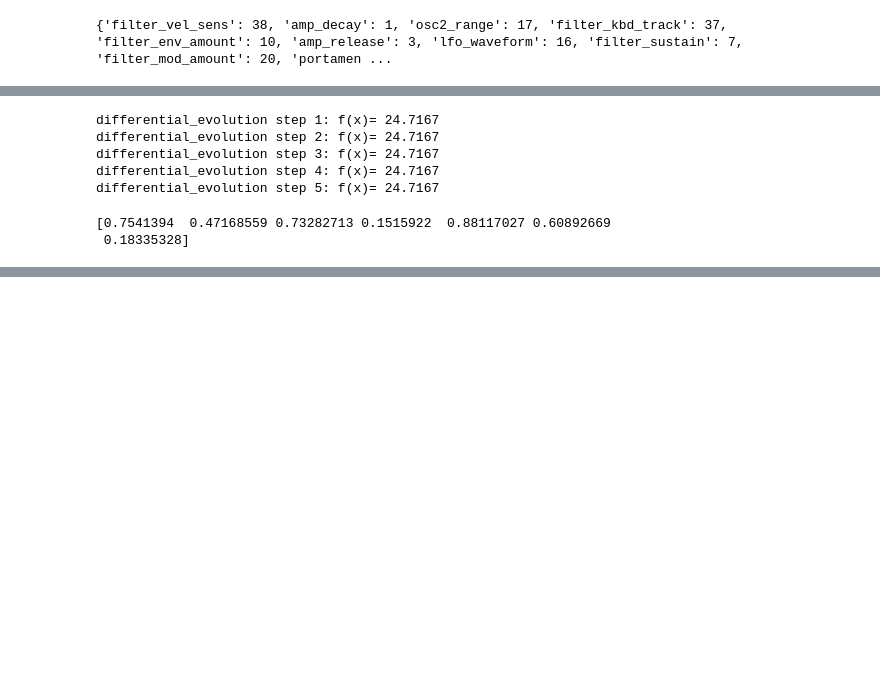
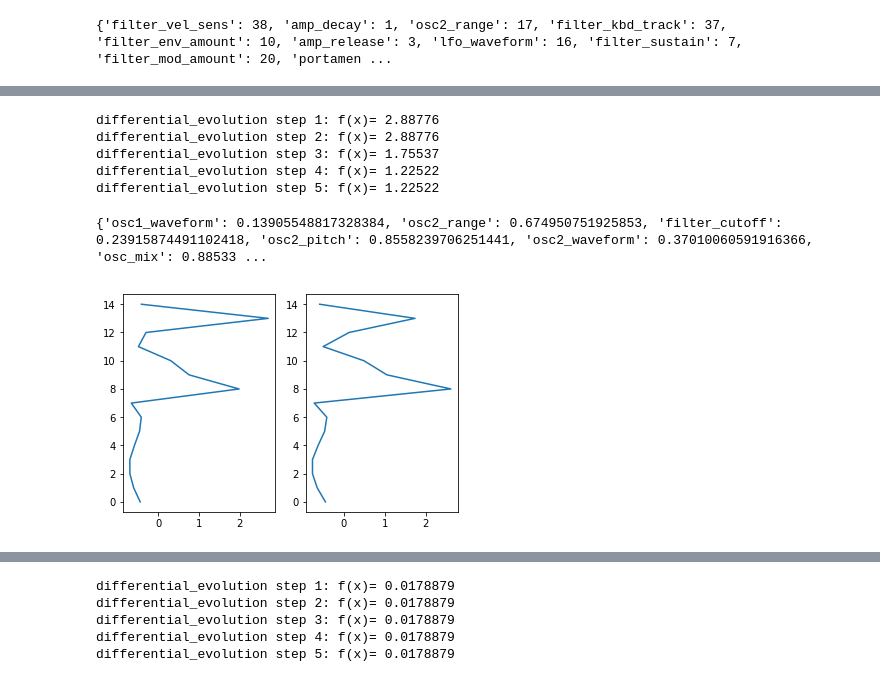
Before and after one commit to peterpeterp/anysynth, a Jupyter notebook: notebooks/amsynth-librosa-time.ipynb, the cells around one changed output, grey strips where cells are left out. Drawn from its saved outputs; the diff is of its cells as text; code cells hidden in the pictures; blank space fills up the shorter version.

Commit message:
splitting timbre and envelope

```diff
--- a/notebooks/amsynth-librosa-time.ipynb
+++ b/notebooks/amsynth-librosa-time.ipynb
@@ -53,11 +53,11 @@ print paramsDict
 # Settings to play a note and extract data from the synth.
 midiNote = 80
 midiVelocity = 127
-noteLength = 0.1
-renderLength = 0.1
+noteLength = 0.2
+renderLength = 0.2
 n_mfcc = 15
 
-fixedParams={'filter_vel_sens': 0, 'amp_decay': 0, 'osc2_range': 0,
+fixedParams_raw={'filter_vel_sens': 0, 'amp_decay': 0, 'osc2_range': 0,
              'filter_kbd_track': 0, 'filter_env_amount': 1, 'amp_release': 0,
              'lfo_waveform': 0, 'filter_sustain': 1, 'filter_mod_amount': 1,
              'portamento_time': 1, 'filter_cutoff': 0, 'portamento_mode': 1,
@@ -69,9 +69,6 @@ fixedParams={'filter_vel_sens': 0, 'amp_decay': 0, 'osc2_range': 0,
              'reverb_wet': 0, 'amp_mod_amount': 0, 'osc2_waveform': 0, 'amp_attack': 0,
              'amp_vel_sens': 0, 'filter_resonance': 0, 'filter_attack': 0,
              'filter_decay': 0, 'osc2_sync': 0}
-
-dynParams=['osc_mix','osc2_pitch','filter_cutoff','osc1_waveform','filter_resonance',
-           'osc2_range','osc2_waveform']
 # %%
 def get_mfccs(audio):
     S = librosa.feature.melspectrogram(y=np.array(audio), sr=sampleRate, n_mels=n_mfcc)
@@ -103,10 +112,22 @@ def metric(xParams):
 # %%
-np.random.seed(420)
+np.random.seed(230)
 midiNote = 80
+
+dynParams_timbre=['osc_mix','osc2_pitch','filter_cutoff','osc1_waveform','filter_resonance',
+           'osc2_range','osc2_waveform']
+
+dynParams_envelope=['amp_attack','amp_decay']
+
+dynParams = dynParams_timbre + dynParams_envelope
+
+fixed_params = fixedParams_raw.copy()
+
+tParams[-1] = 0.2
+tParams[-2] = 0.7
 
 tParams = np.random.uniform(size=len(dynParams))
 print(tParams)
 target = wrapSynth(tParams, getAudio=True)
-targetMfccs = get_mfccs(target)
+targetMetric = get_mfccs(target)
 Audio(target, rate=sampleRate, autoplay=True)
 # %% [output]
@@ -115,20 +136,49 @@ Audio(target, rate=sampleRate, autoplay=True)
 [interactive output not drawn]
 # %%
 #midiNote += 10
+mode = 'timbre'
+
+dynParams = dynParams_timbre[:]
+
 bounds = [(0,1) for p in range(len(dynParams))]
 popt = optimize.differential_evolution(metric,bounds,mutation=(1.0,1.2), workers=1,maxiter=5, disp=True)
 # %% [output]
-differential_evolution step 1: f(x)= 24.7167
-differential_evolution step 2: f(x)= 24.7167
-differential_evolution step 3: f(x)= 24.7167
-differential_evolution step 4: f(x)= 24.7167
-differential_evolution step 5: f(x)= 24.7167
+differential_evolution step 1: f(x)= 2.88776
+differential_evolution step 2: f(x)= 2.88776
+differential_evolution step 3: f(x)= 1.75537
+differential_evolution step 4: f(x)= 1.22522
+differential_evolution step 5: f(x)= 1.22522
 # %%
-print popt.x
+fitted_timbre = {key:val for key,val in zip(dynParams,popt.x)}
+print fitted_timbre
+
 audio = wrapSynth(popt.x, getAudio=True)
-audioMfccs = wrapSynth(popt.x, getAudio=False)
+audioMetric = wrapSynth(popt.x, getAudio=False)
+
+fig, axes = plt.subplots(ncols=2)
+axes[0].plot(targetMetric,range(n_mfcc))
+axes[1].plot(audioMetric,range(n_mfcc))
+plt.show()
+
 Audio(audio, rate=sampleRate, autoplay=True)
 # %% [output]
-[0.7541394  0.47168559 0.73282713 0.1515922  0.88117027 0.60892669
- 0.18335328]
+{'osc1_waveform': 0.13905548817328384, 'osc2_range': 0.674950751925853, 'filter_cutoff': 0.23915874491102418, 'osc2_pitch': 0.8558239706251441, 'osc2_waveform': 0.37010060591916366, 'osc_mix': 0.88533 ...
+[figure, added]
 [interactive output not drawn]
+# %%
+fixedParams = fixedParams_raw.copy()
+fixedParams.update(fitted_timbre)
+
+mode = 'envelope'
+
+dynParams = dynParams_envelope
+targetMetric = get_envelope(target)
+
+bounds = [(0,1) for p in range(len(dynParams_envelope))]
+popt = optimize.differential_evolution(metric,bounds,mutation=(1.0,1.2), workers=1,maxiter=5, disp=True)
+# %% [output]
+differential_evolution step 1: f(x)= 0.0178879
+differential_evolution step 2: f(x)= 0.0178879
+differential_evolution step 3: f(x)= 0.0178879
+differential_evolution step 4: f(x)= 0.0178879
+differential_evolution step 5: f(x)= 0.0178879
```
Also changed, not shown: parts of 10 cells of this notebook, 1 other file.
